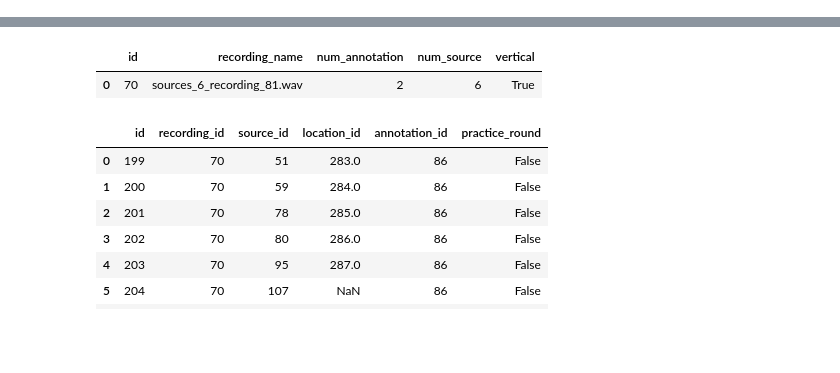
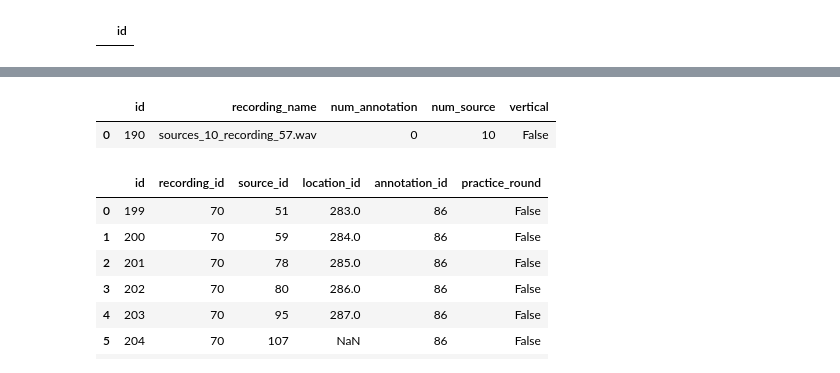
Before and after one commit to ANNIZHENG/Temp-Annotation-Interface, a Jupyter notebook: database/db.ipynb, the cells around one changed output, grey strips where cells are left out. Cells and saved outputs as stored; diff of their text form; code cells hidden in the pictures; blank space fills up the shorter version.

```diff
--- a/database/db.ipynb
+++ b/database/db.ipynb
@@ -22,13 +72,17 @@ pd.read_sql('''select * from "Annotation" order by id desc limit 10;''',eng)
+# %%
+pd.read_sql('''select id from "Annotation" where survey_id = '23568388-f608-4a4f-bfff-c91a60a37f9c' order by id desc limit 1''',eng)
+# %% [output]
+|  | id |
 # %%
 pd.read_sql('''select * from "Annotation" where survey_id ='598a55ab-ca89-4d25-ae62-44c4e5c72235' and vertical is false;''',eng)
 # %% [output]
 |  | id | survey_id | recording_id | source_count | user_note | practice_round | vertical |
 | 0 | 94 | 598a55ab-ca89-4d25-ae62-44c4e5c72235 | 181 | 5 | anni syn test 1\nperson left\neng... | False | False |
 # %%
-pd.read_sql('''select * from "Recording" where id = 70 and vertical is true''',eng)
+pd.read_sql('''select * from "Recording" where id = 190''',eng)
 # %% [output]
 |  | id | recording_name | num_annotation | num_source | vertical |
-| 0 | 70 | sources_6_recording_81.wav | 2 | 6 | True |
+| 0 | 190 | sources_10_recording_57.wav | 0 | 10 | False |
 # %%
 pd.read_sql('''select * from "Confirmation" where recording_id = 70;''',eng).head(10)
 # %% [output]
```
Also changed, not shown: parts of 6 cells of this notebook, 4 other files.
